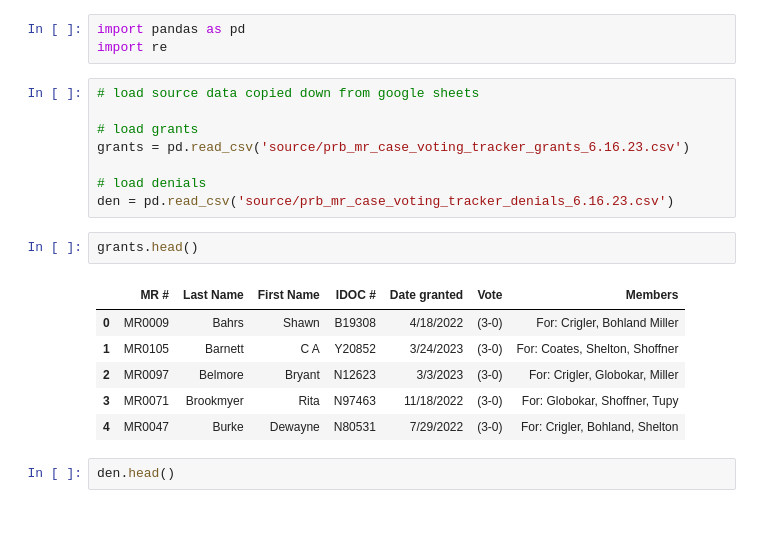
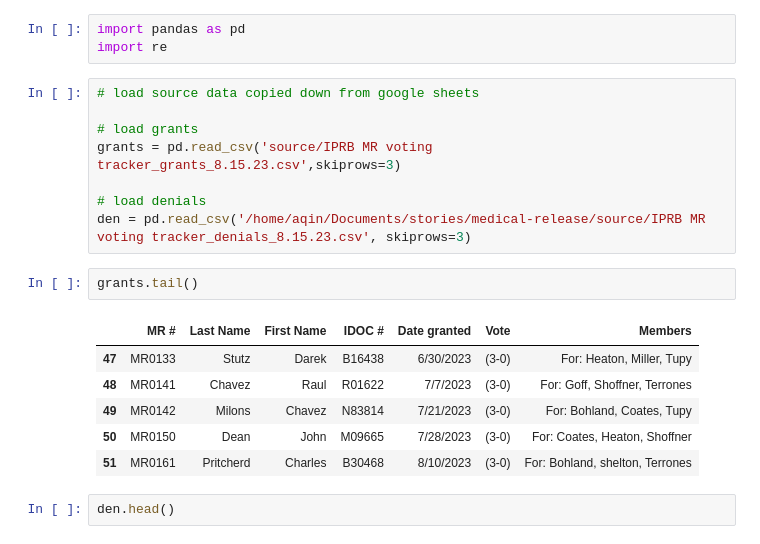
Before and after one commit to amyq96/stories, a Jupyter notebook: medical-release/prb-cases-analysis.ipynb, the cells around one changed output. Saved outputs shown, nothing was run; the diff lists cells and outputs as text.

```diff
--- a/medical-release/prb-cases-analysis.ipynb
+++ b/medical-release/prb-cases-analysis.ipynb
@@ -7,19 +7,19 @@ import re
 # load source data copied down from google sheets
 
 # load grants
-grants = pd.read_csv('source/prb_mr_case_voting_tracker_grants_6.16.23.csv')
+grants = pd.read_csv('source/IPRB MR voting tracker_grants_8.15.23.csv',skiprows=3)
 
 # load denials
-den = pd.read_csv('source/prb_mr_case_voting_tracker_denials_6.16.23.csv')
+den = pd.read_csv('/home/aqin/Documents/stories/medical-release/source/IPRB MR voting tracker_denials_8.15.23.csv', skiprows=3)
 # %%
-grants.head()
+grants.tail()
 # %% [output]
 |  | MR # | Last Name | First Name | IDOC # | Date granted | Vote | Members |
-| 0 | MR0009 | Bahrs | Shawn | B19308 | 4/18/2022 | (3-0) | For: Crigler, Bohland Miller |
-| 1 | MR0105 | Barnett | C A | Y20852 | 3/24/2023 | (3-0) | For: Coates, Shelton, Shoffner |
-| 2 | MR0097 | Belmore | Bryant | N12623 | 3/3/2023 | (3-0) | For: Crigler, Globokar, Miller |
-| 3 | MR0071 | Brookmyer | Rita | N97463 | 11/18/2022 | (3-0) | For: Globokar, Shoffner, Tupy |
-| 4 | MR0047 | Burke | Dewayne | N80531 | 7/29/2022 | (3-0) | For: Crigler, Bohland, Shelton |
+| 47 | MR0133 | Stutz | Darek | B16438 | 6/30/2023 | (3-0) | For: Heaton, Miller, Tupy |
+| 48 | MR0141 | Chavez | Raul | R01622 | 7/7/2023 | (3-0) | For: Goff, Shoffner, Terrones |
+| 49 | MR0142 | Milons | Chavez | N83814 | 7/21/2023 | (3-0) | For: Bohland, Coates, Tupy |
+| 50 | MR0150 | Dean | John | M09665 | 7/28/2023 | (3-0) | For: Coates, Heaton, Shoffner |
+| 51 | MR0161 | Pritcherd | Charles | B30468 | 8/10/2023 | (3-0) | For: Bohland, shelton, Terrones |
 # %%
 den.head()
 # %% [output]
```
Also changed, not shown: parts of 49 cells of this notebook.
